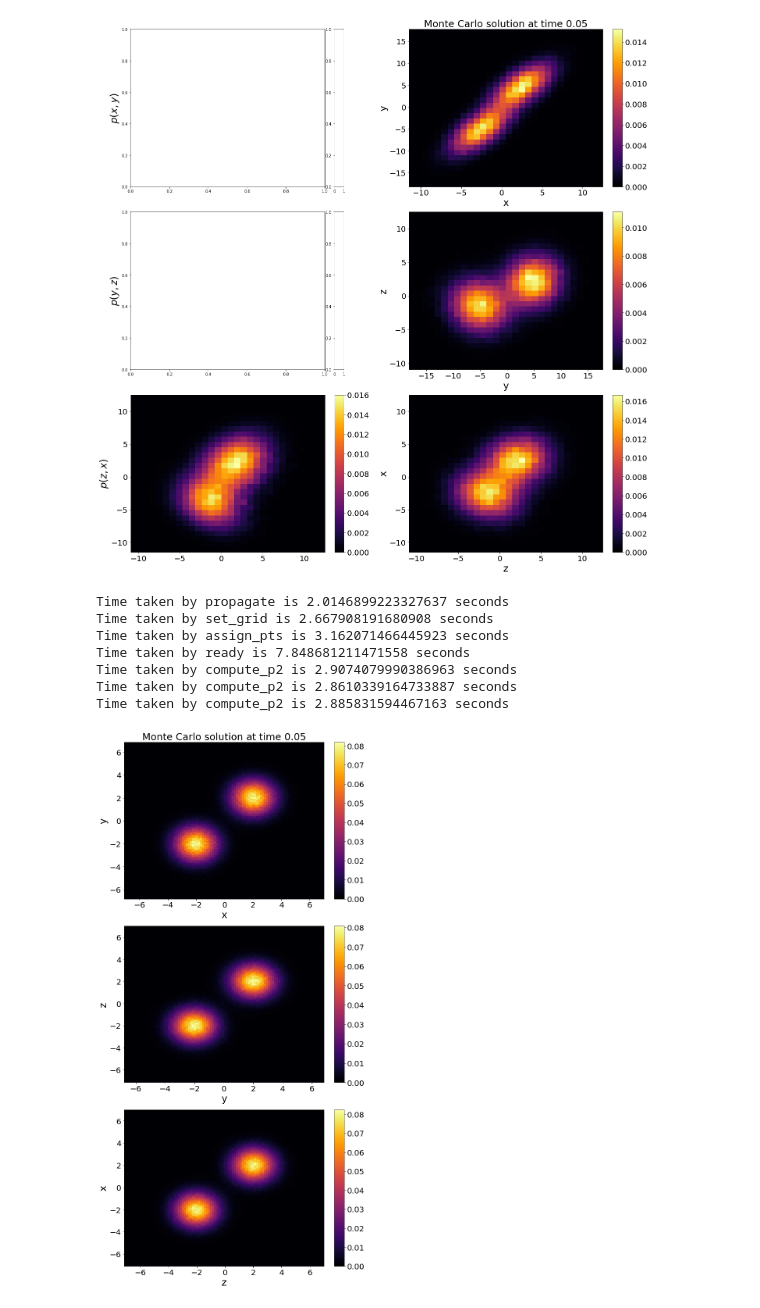
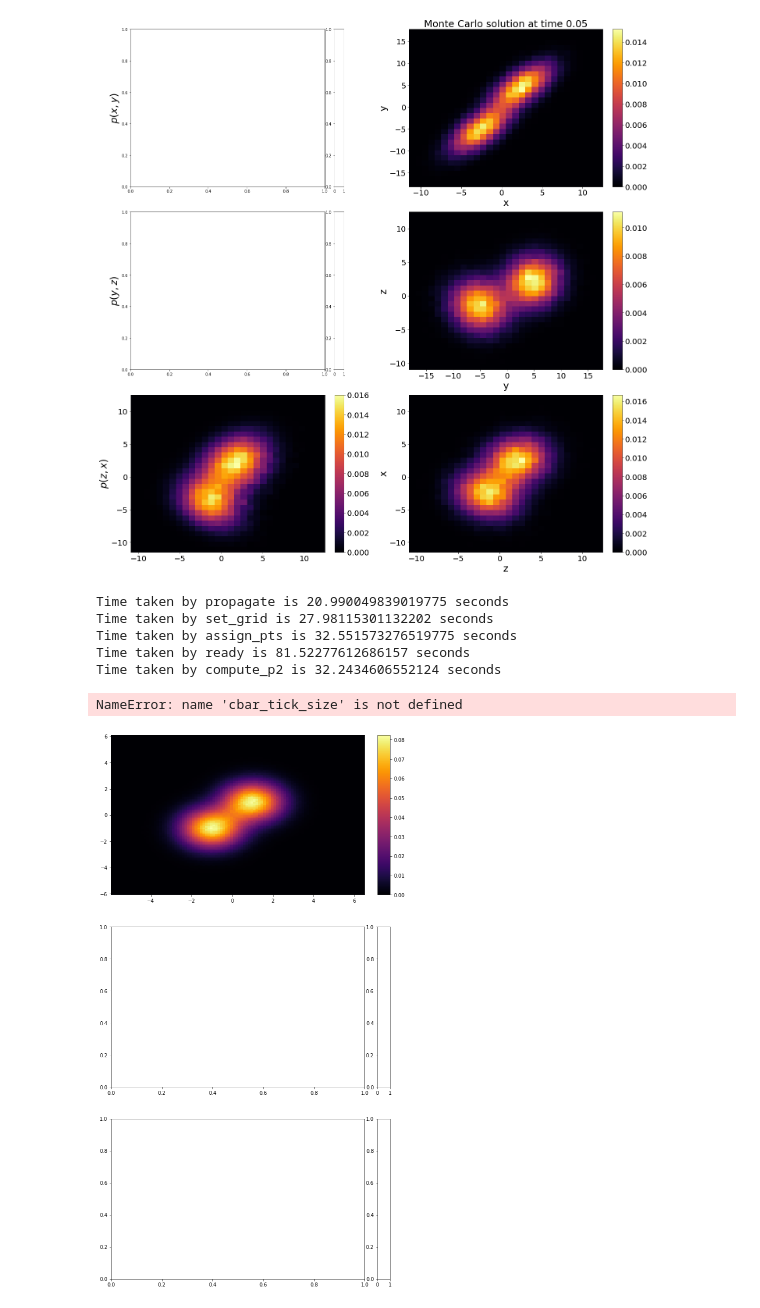
Before and after one commit to pinakm9/fp-solvers, a Jupyter notebook: plotters/L63-time.ipynb, the cells around one changed output. Saved outputs shown, nothing was run; the diff lists cells and outputs as text; code cells hidden in the pictures.

```diff
--- a/plotters/L63-time.ipynb
+++ b/plotters/L63-time.ipynb
@@ -45,7 +45,7 @@ def mu(X):
     r = x * y - beta * z
     return tf.concat([p, q, r], axis=-1)
 
-locs = 2.*np.array([[-1., -1., -1.], [1., 1., 1.]]).astype(dtype)
+locs = np.array([[-1., -1., -1.], [1., 1., 1.]]).astype(dtype)
 scales = np.array([[1., 1., 1.], [1., 1., 1.]]).astype(dtype)
 weights = np.array([.5, .5]).astype(dtype)
 Xs = [tfp.distributions.MultivariateNormalDiag(loc=locs[i], scale_diag=scales[i]) for i in range(len(locs))]
@@ -234,7 +234,7 @@ Time taken by calc_2D_prob is 74.11321592330933 seconds
 # %%
 n_subdivs = 100
 mc0 = sim.MCProb(save_folder, n_subdivs, lambda X: mu(X).numpy(), sigma,\
-                     X0 = rv0.sample(n_particles*10).numpy(), tick_size=20, title_size=20, cbar_tick_size=15)
+                     X0 = rv0.sample(int(1e7)).numpy(), tick_size=20, title_size=20, cbar_tick_size=15)
 mc0.ready(n_steps=0, dt=dt, lims=None)
 grid = mc0.get_grid()
 low = grid.mins
@@ -245,67 +245,66 @@ x_ = np.linspace(low[0], high[0], num=n_subdivs, endpoint=True).astype('float32'
 y_ = np.linspace(low[1], high[1], num=n_subdivs, endpoint=True).astype('float32')
 z_ = np.linspace(low[2], high[2], num=n_subdivs, endpoint=True).astype('float32')
 
 
 fig_all = plt.figure(figsize=(10, 20))
-ax_1m = fig_all.add_subplot(311)
-ax_2m = fig_all.add_subplot(312)
-ax_3m = fig_all.add_subplot(313)
+ax_1m = fig_all.add_subplot(111)
+# ax_2m = fig_all.add_subplot(312)
+# ax_3m = fig_all.add_subplot(313)
 
 div_4 = make_axes_locatable(ax_1m)
 cax_4 = div_4.append_axes('right', '5%', '5%')
-div_5 = make_axes_locatable(ax_2m)
-cax_5 = div_5.append_axes('right', '5%', '5%')
-div_6 = make_axes_locatable(ax_3m)
-cax_6 = div_6.append_axes('right', '5%', '5%')
+# div_5 = make_axes_locatable(ax_2m)
+# cax_5 = div_5.append_axes('right', '5%', '5%')
+# div_6 = make_axes_locatable(ax_3m)
+# cax_6 = div_6.append_axes('right', '5%', '5%')
 
 z_1m = mc0.compute_p2(0, 1, save=False)
 z_1m  /= (z_1m.sum() * grid.h[0] * grid.h[1])
 im = ax_1m.pcolormesh(x_, y_, z_1m.T, cmap='inferno', shading='auto')
 cbar = fig_all.colorbar(im, cax=cax_4, ax=ax_1m)
 cbar.ax.tick_params(labelsize=cbar_tick_size)
 #cbar.formatter.set_powerlimits((0, 0))
 ax_1m.set_aspect("auto")
 
 
-z_2m = mc0.compute_p2(1, 2, save=False)
-z_2m  /= (z_2m.sum() * grid.h[1] * grid.h[2])
-im = ax_2m.pcolormesh(y_, z_, z_2m.T, cmap='inferno', shading='auto')
-cbar = fig_all.colorbar(im, cax=cax_5, ax=ax_2m)
-cbar.ax.tick_params(labelsize=cbar_tick_size)
-#cbar.formatter.set_powerlimits((0, 0))
-ax_2m.set_aspect("auto")
+# z_2m = mc0.compute_p2(1, 2, save=False)
+# z_2m  /= (z_2m.sum() * grid.h[1] * grid.h[2])
+# im = ax_2m.pcolormesh(y_, z_, z_2m.T, cmap='inferno', shading='auto')
+# cbar = fig_all.colorbar(im, cax=cax_5, ax=ax_2m)
+# cbar.ax.tick_params(labelsize=cbar_tick_size)
+# #cbar.formatter.set_powerlimits((0, 0))
+# ax_2m.set_aspect("auto")
 
-z_3m = mc0.compute_p2(2, 0, save=False)
-z_3m  /= (z_3m.sum() * grid.h[2] * grid.h[0])
-im = ax_3m.pcolormesh(z_, x_, z_3m.T, cmap='inferno', shading='auto')
-cbar = fig_all.colorbar(im, cax=cax_6, ax=ax_3m)
-cbar.ax.tick_params(labelsize=cbar_tick_size)
-#cbar.formatter.set_powerlimits((0, 0))
-ax_3m.set_aspect("auto")
+# z_3m = mc0.compute_p2(2, 0, save=False)
+# z_3m  /= (z_3m.sum() * grid.h[2] * grid.h[0])
+# im = ax_3m.pcolormesh(z_, x_, z_3m.T, cmap='inferno', shading='auto')
+# cbar = fig_all.colorbar(im, cax=cax_6, ax=ax_3m)
+# cbar.ax.tick_params(labelsize=cbar_tick_size)
+# #cbar.formatter.set_powerlimits((0, 0))
+# ax_3m.set_aspect("auto")
 
 ax_1m.tick_params(axis='both', which='major', labelsize=tick_size)
 ax_1m.tick_params(axis='both', which='minor', labelsize=tick_size)
-ax_2m.tick_params(axis='both', which='major', labelsize=tick_size)
-ax_2m.tick_params(axis='both', which='minor', labelsize=tick_size)
-ax_3m.tick_params(axis='both', which='major', labelsize=tick_size)
-ax_3m.tick_params(axis='both', which='minor', labelsize=tick_size)
+# ax_2m.tick_params(axis='both', which='major', labelsize=tick_size)
+# ax_2m.tick_params(axis='both', which='minor', labelsize=tick_size)
+# ax_3m.tick_params(axis='both', which='major', labelsize=tick_size)
+# ax_3m.tick_params(axis='both', which='minor', labelsize=tick_size)
 
 ax_1m.set_title('Monte Carlo solution at time {:.2f}'.format(t), fontsize=title_size)
 ax_1m.set_xlabel('x', fontsize=xlabel_size)
 ax_1m.set_ylabel('y', fontsize=ylabel_size)
-ax_2m.set_xlabel('y', fontsize=xlabel_size)
-ax_2m.set_ylabel('z', fontsize=ylabel_size)
-ax_3m.set_xlabel('z', fontsize=xlabel_size)
-ax_3m.set_ylabel('x', fontsize=ylabel_size)
+# ax_2m.set_xlabel('y', fontsize=xlabel_size)
+# ax_2m.set_ylabel('z', fontsize=ylabel_size)
+# ax_3m.set_xlabel('z', fontsize=xlabel_size)
+# ax_3m.set_ylabel('x', fontsize=ylabel_size)
 
 plt.tight_layout()
 plt.savefig('../plots/L63-0.png')
 # %% [output]
-Time taken by propagate is 2.0146899223327637 seconds
-Time taken by set_grid is 2.667908191680908 seconds
-Time taken by assign_pts is 3.162071466445923 seconds
-Time taken by ready is 7.848681211471558 seconds
-Time taken by compute_p2 is 2.9074079990386963 seconds
-Time taken by compute_p2 is 2.8610339164733887 seconds
-Time taken by compute_p2 is 2.885831594467163 seconds
+Time taken by propagate is 20.990049839019775 seconds
+Time taken by set_grid is 27.98115301132202 seconds
+Time taken by assign_pts is 32.551573276519775 seconds
+Time taken by ready is 81.52277612686157 seconds
+Time taken by compute_p2 is 32.2434606552124 seconds
+NameError: name 'cbar_tick_size' is not defined
-[figure, old version]
+[figure, new version]
```
Also changed, not shown: parts of 1 cell of this notebook, 15 other files.
